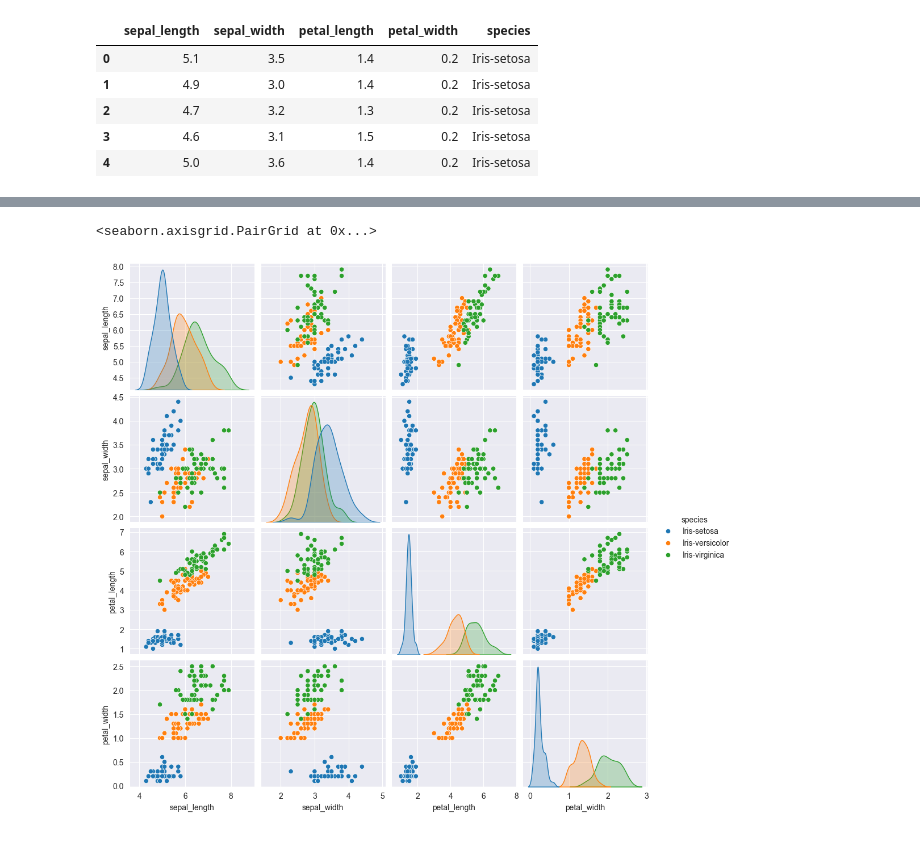
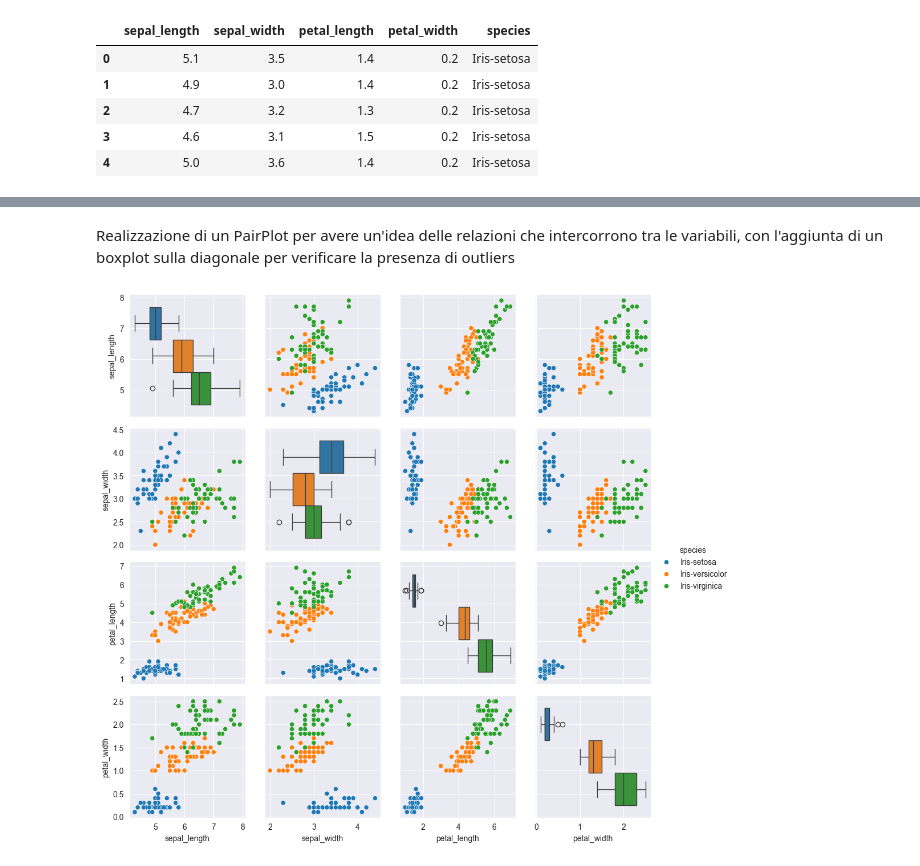
Before and after one commit to AleRaylee/DataFoundamentalsProject, a Jupyter notebook: fundamentals/Project_M.ipynb, the cells around one changed output, grey strips where cells are left out. Drawn from its saved outputs; the diff is of its cells as text; code cells hidden in the pictures.

```diff
--- a/fundamentals/Project_M.ipynb
+++ b/fundamentals/Project_M.ipynb
@@ -4,6 +4,11 @@ import matplotlib.pyplot as plt
 import pandas as pd
 import seaborn as sns
 import statsmodels.api as sm
+import scipy.stats as st
 import os
+sns.set_style("darkgrid")
+
+# Settare vuota questa variabile oppure impostare la prorpia cartella di lavoro
+wdir = r"D:\Python\Casual\Machine_Learning\DataFoundamentalsProject\fundamentals"
 # %%
-df = pd.read_csv(r"D:\Python\Casual\Machine_Learning\DataFoundamentalsProject\fundamentals\IRIS.csv", engine="c")
+df = pd.read_csv(os.path.join(wdir, "IRIS.csv"), engine="c")
@@ -51,7 +80,11 @@ dtype: object
+# %% [markdown]
+Realizzazione di un PairPlot per avere un'idea delle relazioni che intercorrono tra le variabili, con l'aggiunta di un boxplot sulla diagonale per verificare la presenza di outliers
 # %%
-# Per investigare la correlazione tra le varie features
-sns.pairplot(df, hue="species")
+grid = sns.PairGrid(df, hue='species')
+grid.map_diag(sns.boxplot)
+grid.map_offdiag(sns.scatterplot)
+grid.add_legend()
+grid.savefig(os.path.join(wdir, "pairplot.png"))
 # %% [output]
-<seaborn.axisgrid.PairGrid at 0x...>
-[figure, old version]
+[figure, new version]
 # %% [markdown]
```
Also changed, not shown: parts of 38 cells of this notebook, 9 other files.
